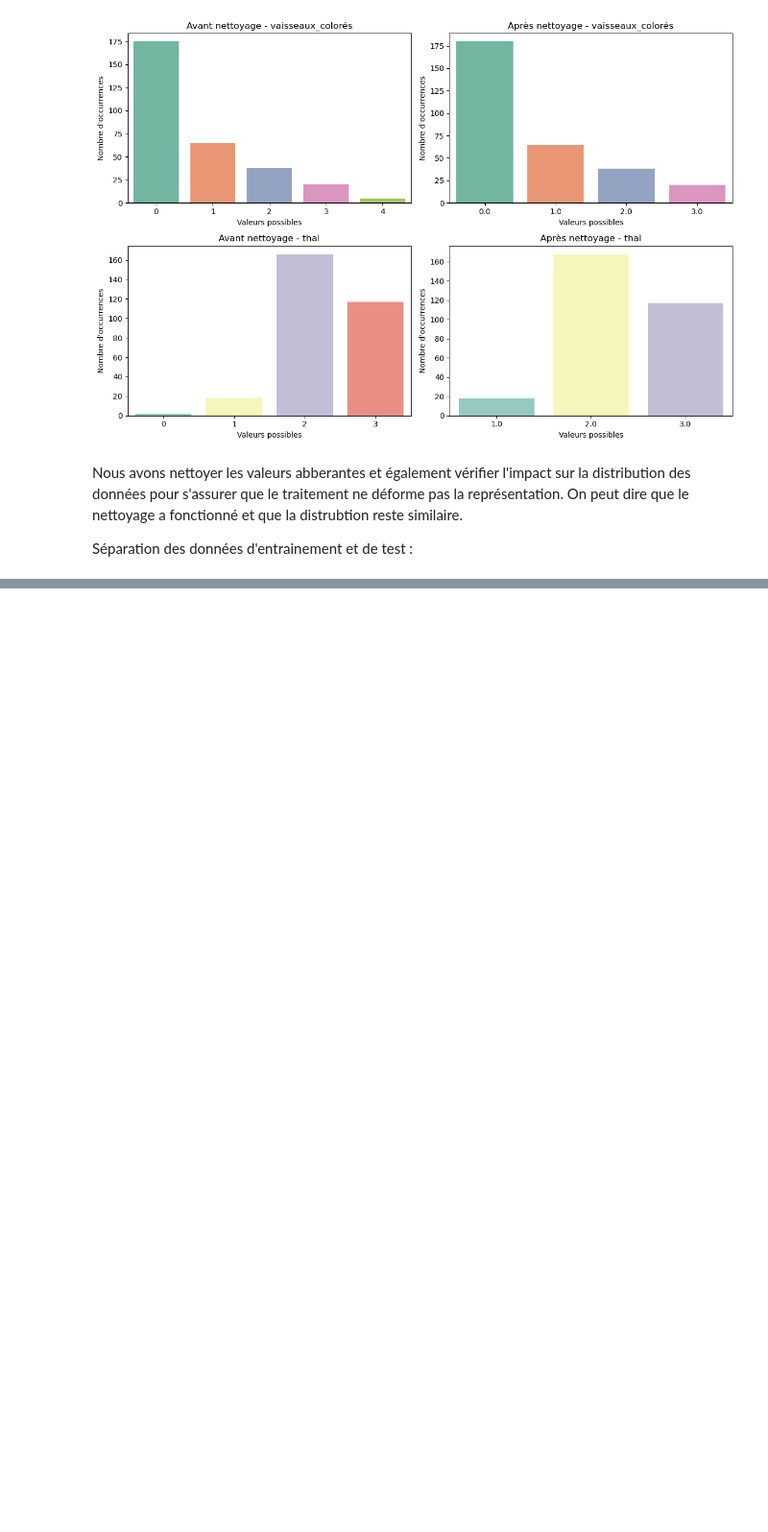
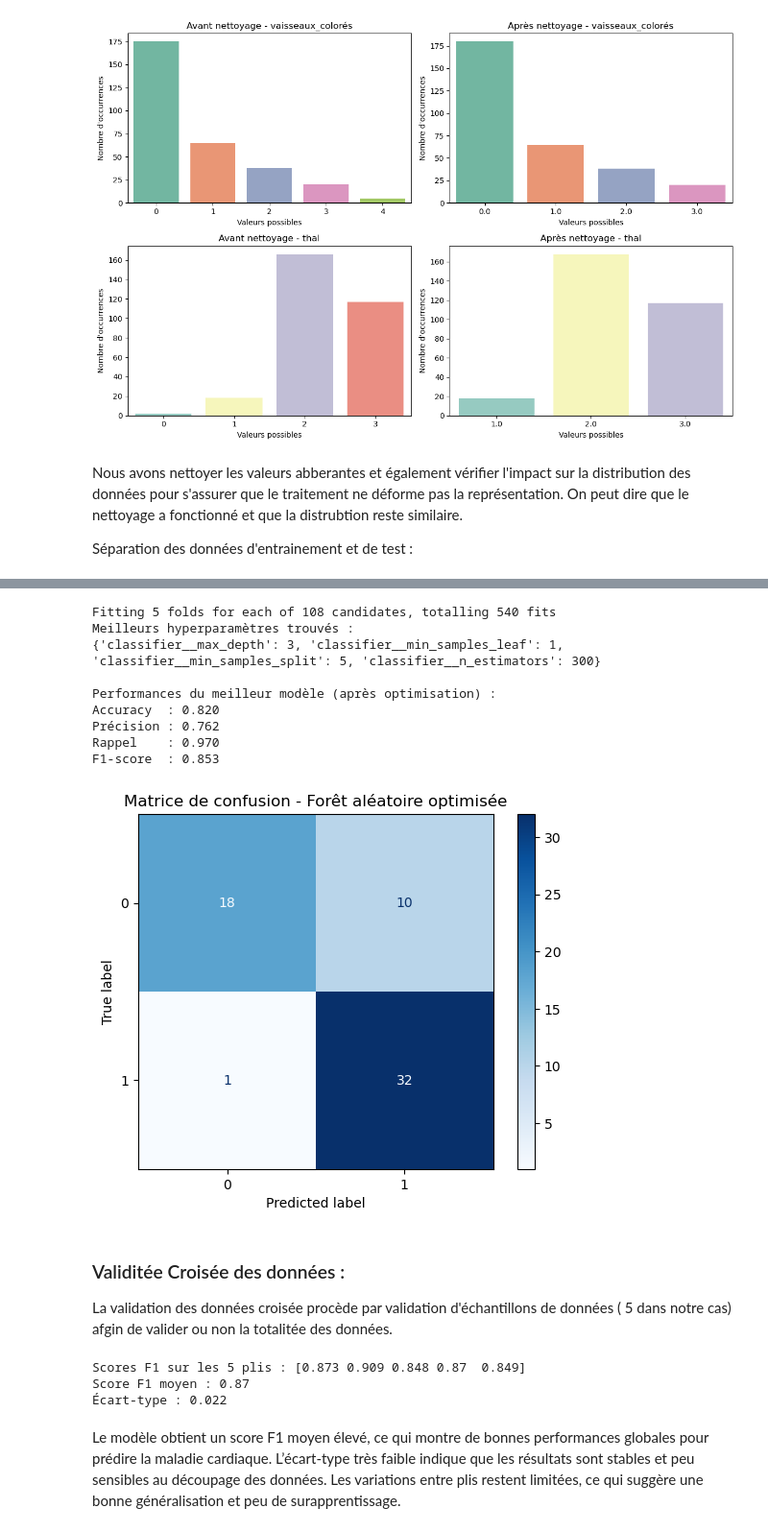
Before and after one commit to Rlang01/Robin-Laurette-Prediction-de-maladies-cardiaques, a Jupyter notebook: Projet-Partie4-1.ipynb, the cells around one changed output, grey strips where cells are left out. Shown: that part at 96% size. Drawn from its saved outputs; the diff is of its cells as text; code cells hidden in the pictures; blank space fills up the shorter version.

```diff
--- a/Projet-Partie4-1.ipynb
+++ b/Projet-Partie4-1.ipynb
@@ -474,0 +723,64 @@ for var in variables:
+# %%
+from sklearn.model_selection import GridSearchCV
+
+# Pipeline complet
+pipeline_rf = Pipeline(steps=[('preprocessor', preprocessor),
+                              ('classifier', RandomForestClassifier(random_state=42))])
+
+# Grille de recherche
+param_grid = {
+    'classifier__n_estimators': [100, 200, 300],
+    'classifier__max_depth': [3, 5, 8, None],
+    'classifier__min_samples_split': [2, 5, 10],
+    'classifier__min_samples_leaf': [1, 2, 4]
+}
+
+# Recherche des meilleurs paramètres
+grid_search = GridSearchCV(pipeline_rf, param_grid, cv=5, scoring='f1', n_jobs=-1, verbose=1)
+grid_search.fit(X_train, y_train)
+
+print("Meilleurs hyperparamètres trouvés :")
+print(grid_search.best_params_)
+
+# Évaluation sur le jeu de test
+best_rf_model = grid_search.best_estimator_
+y_pred_best_rf = best_rf_model.predict(X_test)
+
+print("\nPerformances du meilleur modèle (après optimisation) :")
+print(f"Accuracy  : {accuracy_score(y_test, y_pred_best_rf):.3f}")
+print(f"Précision : {precision_score(y_test, y_pred_best_rf):.3f}")
+print(f"Rappel    : {recall_score(y_test, y_pred_best_rf):.3f}")
+print(f"F1-score  : {f1_score(y_test, y_pred_best_rf):.3f}")
+
+ConfusionMatrixDisplay.from_estimator(best_rf_model, X_test, y_test, cmap='Blues')
+plt.title("Matrice de confusion - Forêt aléatoire optimisée")
+plt.show()
+# %% [output]
+Fitting 5 folds for each of 108 candidates, totalling 540 fits
+Meilleurs hyperparamètres trouvés :
+{'classifier__max_depth': 3, 'classifier__min_samples_leaf': 1, 'classifier__min_samples_split': 5, 'classifier__n_estimators': 300}
+
+Performances du meilleur modèle (après optimisation) :
+Accuracy  : 0.820
+Précision : 0.762
+Rappel    : 0.970
+F1-score  : 0.853
+[figure, added]
+# %% [markdown]
+### Validitée Croisée des données :
+La validation des données croisée procède par validation d'échantillons de données ( 5 dans notre cas) afgin de valider ou non la totalitée des données.
+# %%
+from sklearn.model_selection import cross_val_score
+
+# On évalue le modèle optimisé avec une validation croisée à 5 plis
+cv_scores = cross_val_score(best_rf_model, X, y, cv=5, scoring='f1')
+
+print("Scores F1 sur les 5 plis :", np.round(cv_scores, 3))
+print("Score F1 moyen :", np.round(cv_scores.mean(), 3))
+print("Écart-type :", np.round(cv_scores.std(), 3))
+# %% [output]
+Scores F1 sur les 5 plis : [0.873 0.909 0.848 0.87  0.849]
+Score F1 moyen : 0.87
+Écart-type : 0.022
+# %% [markdown]
+Le modèle obtient un score F1 moyen élevé, ce qui montre de bonnes performances globales pour prédire la maladie cardiaque. L’écart-type très faible indique que les résultats sont stables et peu sensibles au découpage des données. Les variations entre plis restent limitées, ce qui suggère une bonne généralisation et peu de surapprentissage.
```
Also changed, not shown: parts of 24 cells of this notebook.
